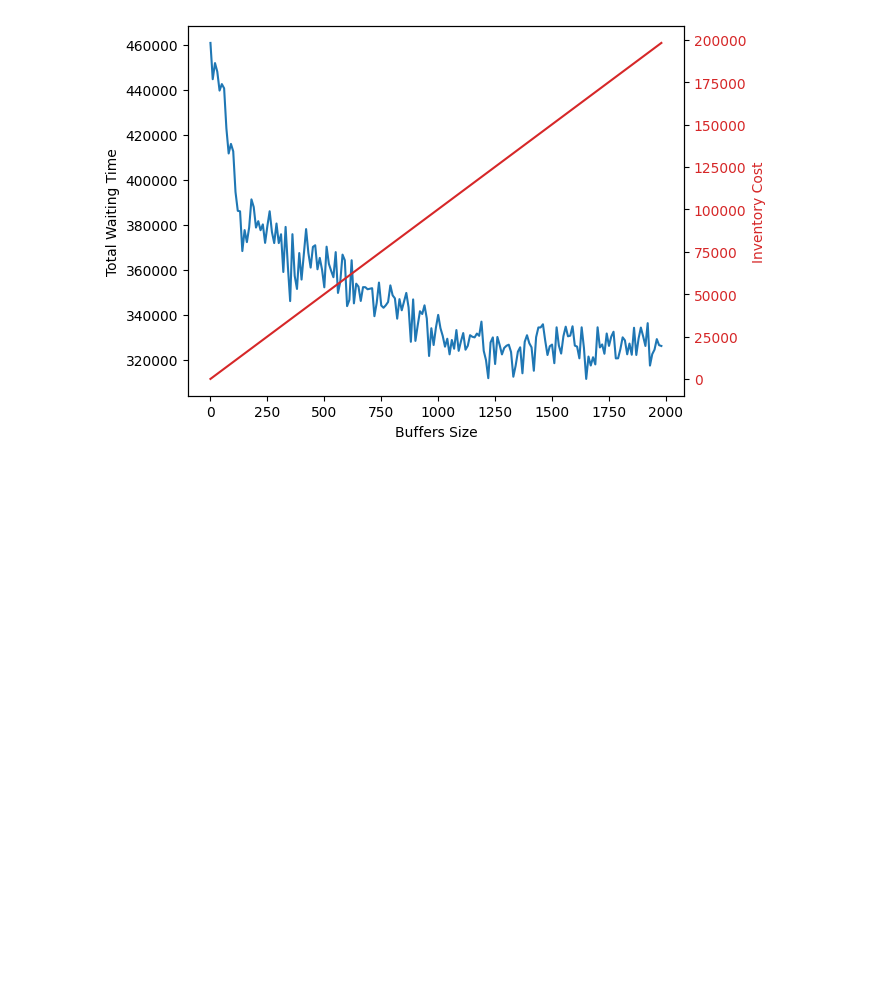
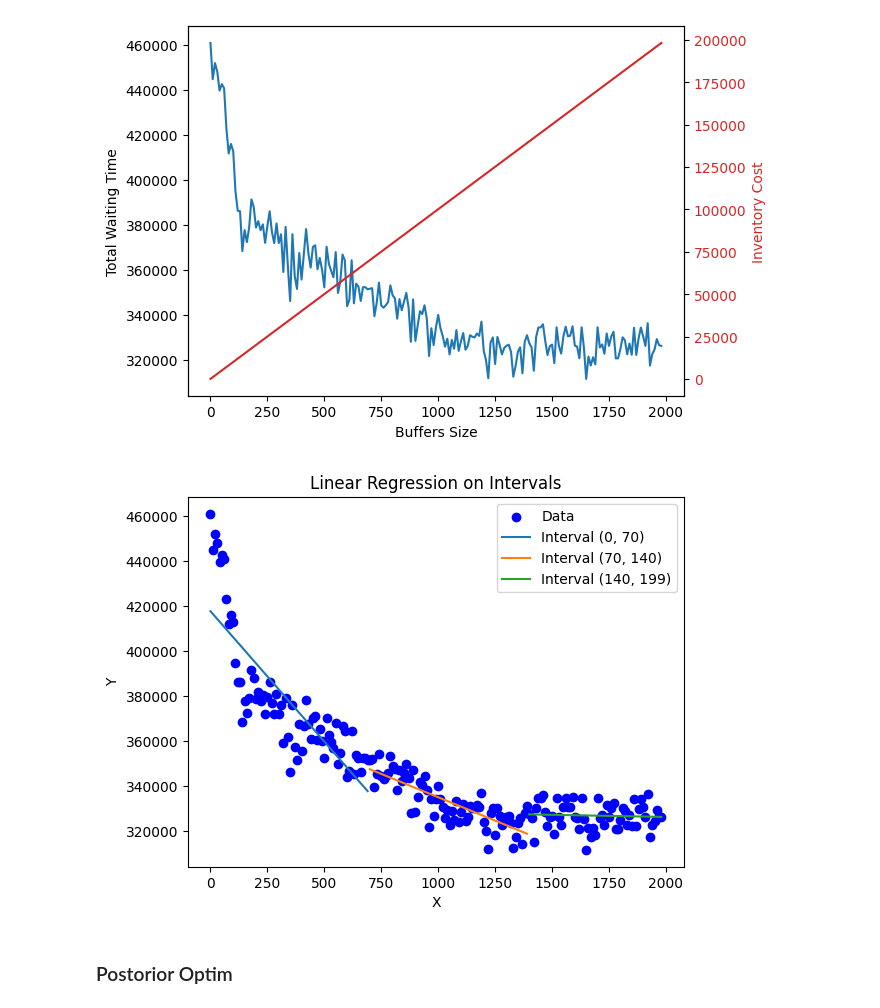
Before and after one commit to anasselhoud/PRODynamics, a Jupyter notebook: analysis.ipynb, the cells around one changed output. Cells and saved outputs as stored; diff of their text form; code cells hidden in the pictures; blank space fills up the shorter version.

```diff
--- a/analysis.ipynb
+++ b/analysis.ipynb
@@ -393,7 +394,7 @@ Number of Outliers: 5
 # %% [markdown]
 Analysis of effect of Buffer size
 # %%
-csv_file_path = 'results/results.csv'
+csv_file_path = 'results/results_1.csv'
 
 df = pd.read_csv(csv_file_path)
 CT_per_experiment = df["Sum Idle Times"].apply(eval)
@@ -433,2 +436,38 @@ ax2.tick_params(axis='y', labelcolor=color)
 # %% [output]
 [figure]
+# %%
+import numpy as np
+import matplotlib.pyplot as plt
+from sklearn.linear_model import LinearRegression
+# buffer_sizes,
+x = np.array(buffer_sizes)
+y = np.array(meanCT_per_experiment)
+
+# Define intervals (you can adjust this based on your data)
+intervals = [(0, 70), (70, 140), (140, len(x))]
+
+# Perform linear regression on each interval and plot
+plt.scatter(x, y, color='blue', label='Data')
+
+for interval in intervals:
+    start, end = interval
+    x_interval = x[start:end].reshape(-1, 1)
+    y_interval = y[start:end]
+
+    model = LinearRegression()
+    model.fit(x_interval, y_interval)
+
+    x_pred = np.linspace(x[start], x[end - 1], 100).reshape(-1, 1)
+    y_pred = model.predict(x_pred)
+
+    plt.plot(x_pred, y_pred, label=f'Interval {interval}')
+
+plt.title('Linear Regression on Intervals')
+plt.xlabel('X')
+plt.ylabel('Y')
+plt.legend()
+plt.show()
+# %% [output]
+[figure, added]
+# %% [markdown]
+### Postorior Optim
```
Also changed, not shown: parts of 37 cells of this notebook, 23 other files.
